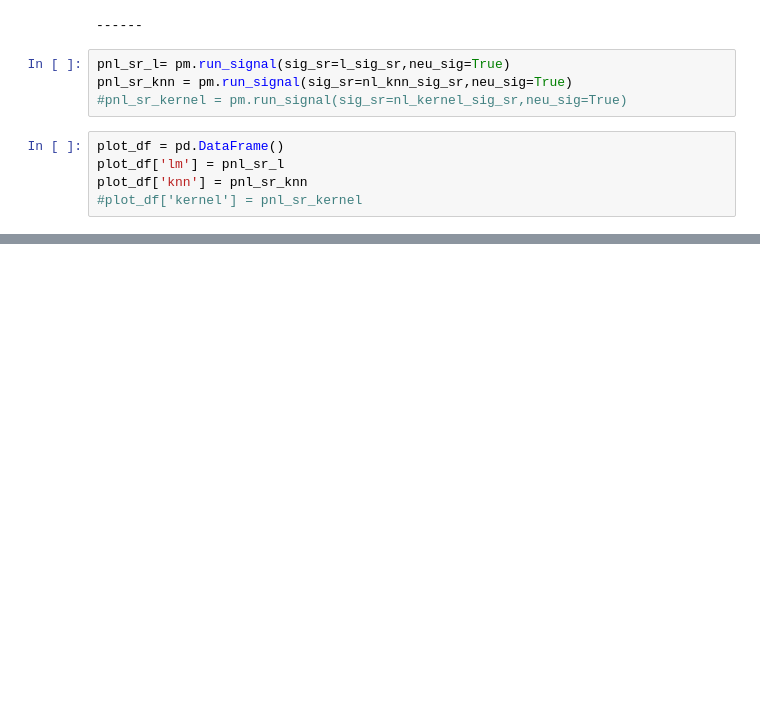
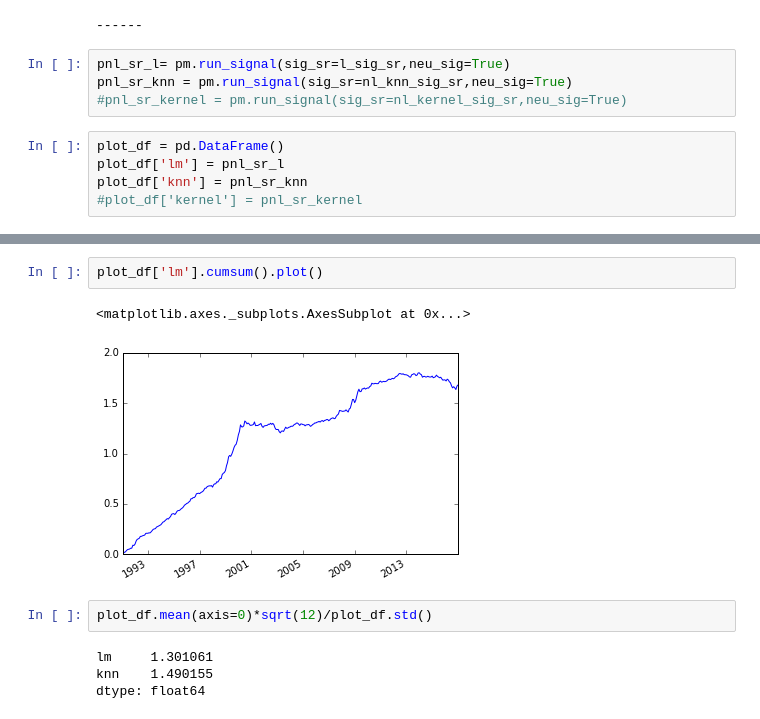
Before and after one commit to Raghuramkowdeed/afp, a Jupyter notebook: notebooks/pm_runner.ipynb, the cells around one changed output, grey strips where cells are left out. Drawn from its saved outputs; the diff is of its cells as text; blank space fills up the shorter version.

```diff
--- a/notebooks/pm_runner.ipynb
+++ b/notebooks/pm_runner.ipynb
@@ -129,0 +99,11 @@ plot_df.cumsum().plot()
+# %%
+plot_df['lm'].cumsum().plot()
+# %% [output]
+<matplotlib.axes._subplots.AxesSubplot at 0x...>
+[figure, added]
+# %%
+plot_df.mean(axis=0)*sqrt(12)/plot_df.std()
+# %% [output]
+lm     1.301061
+knn    1.490155
+dtype: float64
```
Also changed, not shown: parts of 13 cells of this notebook, 6 other files.
